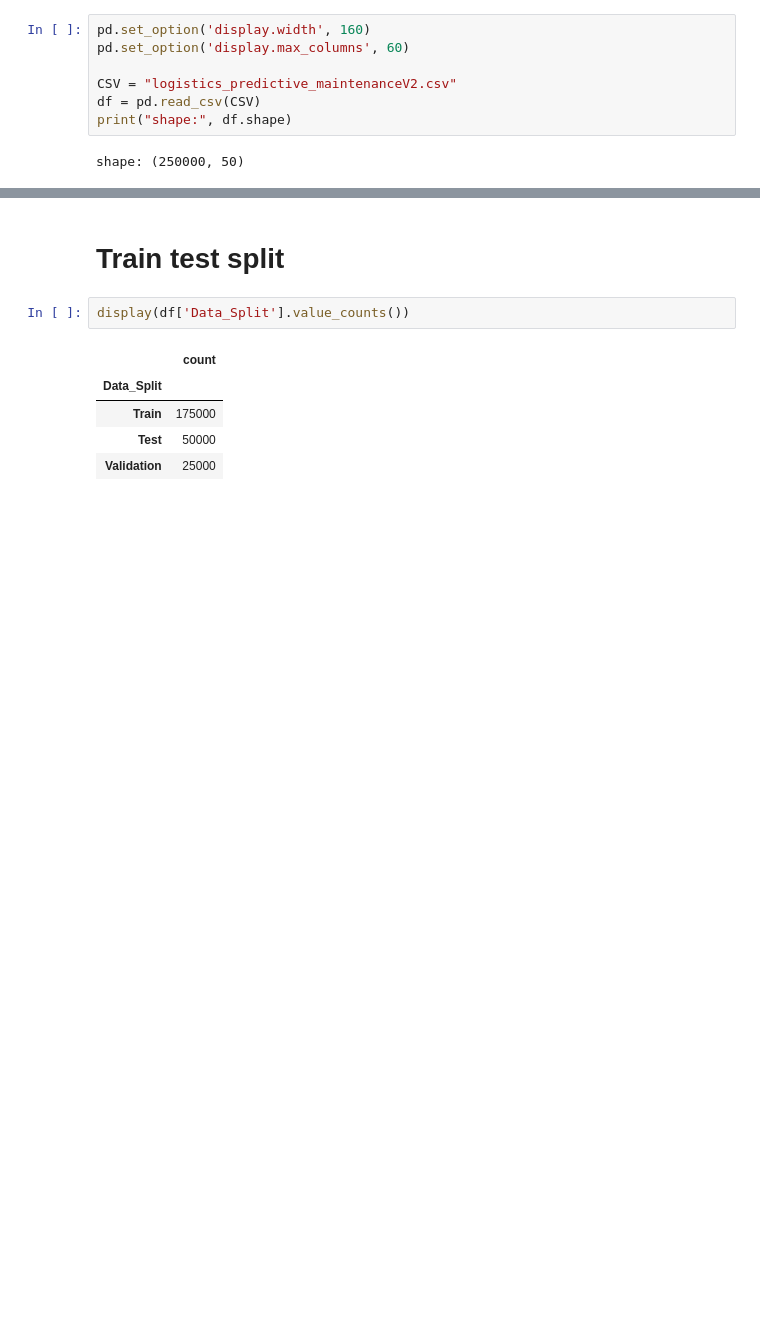
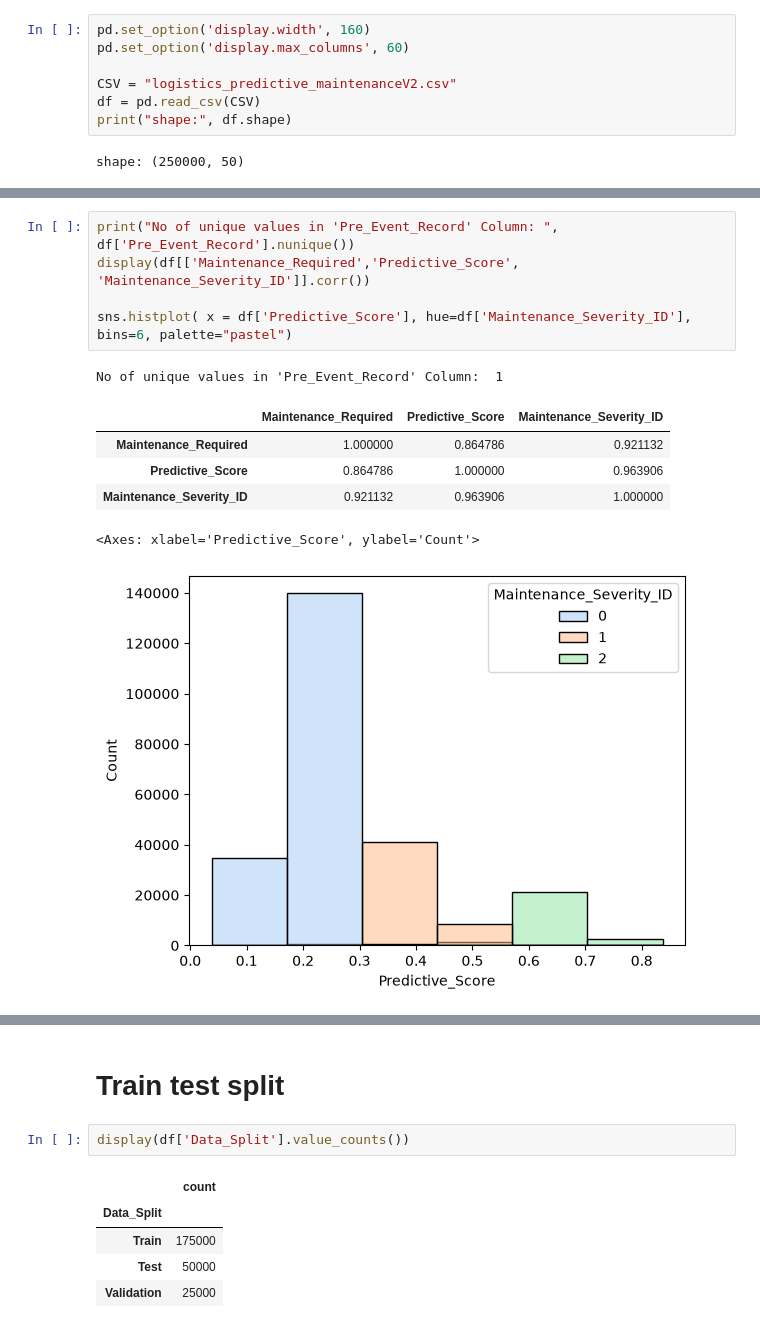
Before and after one commit to toshakgarg/Complete-Machine-learning, a Jupyter notebook: Projects/Predictive Maintenance/Predictive Maintenance.ipynb, the cells around one changed output, grey strips where cells are left out. Cells and saved outputs as stored; diff of their text form; blank space fills up the shorter version.

```diff
--- a/Projects/Predictive Maintenance/Predictive Maintenance.ipynb
+++ b/Projects/Predictive Maintenance/Predictive Maintenance.ipynb
@@ -99,0 +106,13 @@ FL_META = ['FL_Client_ID','Partition_Type','Local_Epochs_Per_Round','Communicati
+# %%
+print("No of unique values in 'Pre_Event_Record' Column: ", df['Pre_Event_Record'].nunique())
+display(df[['Maintenance_Required','Predictive_Score', 'Maintenance_Severity_ID']].corr())
+
+sns.histplot( x = df['Predictive_Score'], hue=df['Maintenance_Severity_ID'], bins=6, palette="pastel")
+# %% [output]
+No of unique values in 'Pre_Event_Record' Column:  1
+|  | Maintenance_Required | Predictive_Score | Maintenance_Severity_ID |
+| Maintenance_Required | 1.000000 | 0.864786 | 0.921132 |
+| Predictive_Score | 0.864786 | 1.000000 | 0.963906 |
+| Maintenance_Severity_ID | 0.921132 | 0.963906 | 1.000000 |
+<Axes: xlabel='Predictive_Score', ylabel='Count'>
+[figure, added]
```
Also changed, not shown: parts of 31 cells of this notebook, 5 other files.
